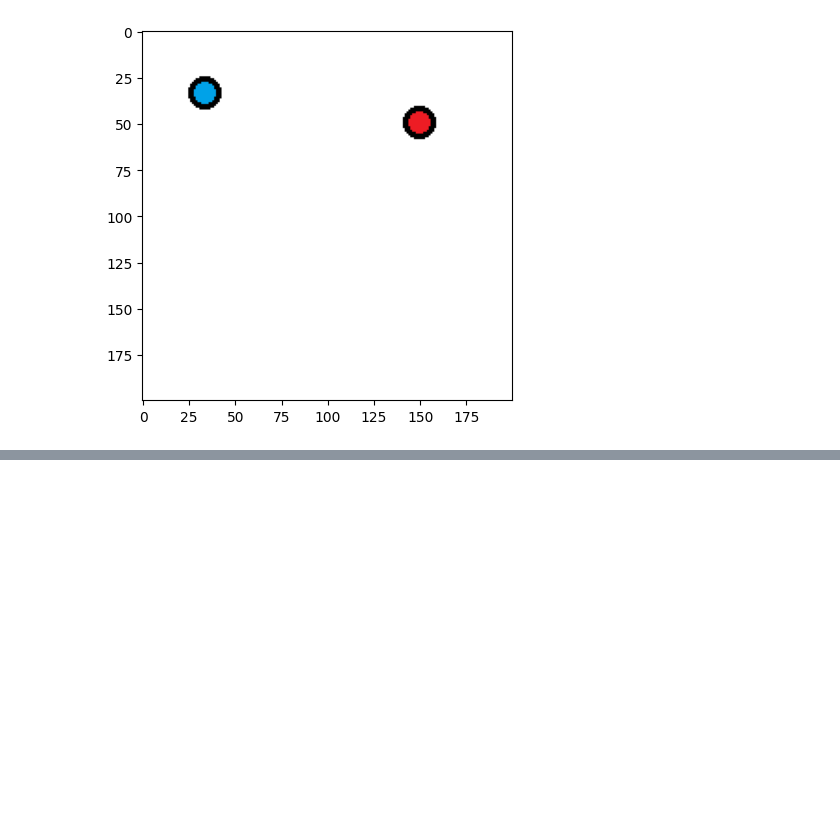
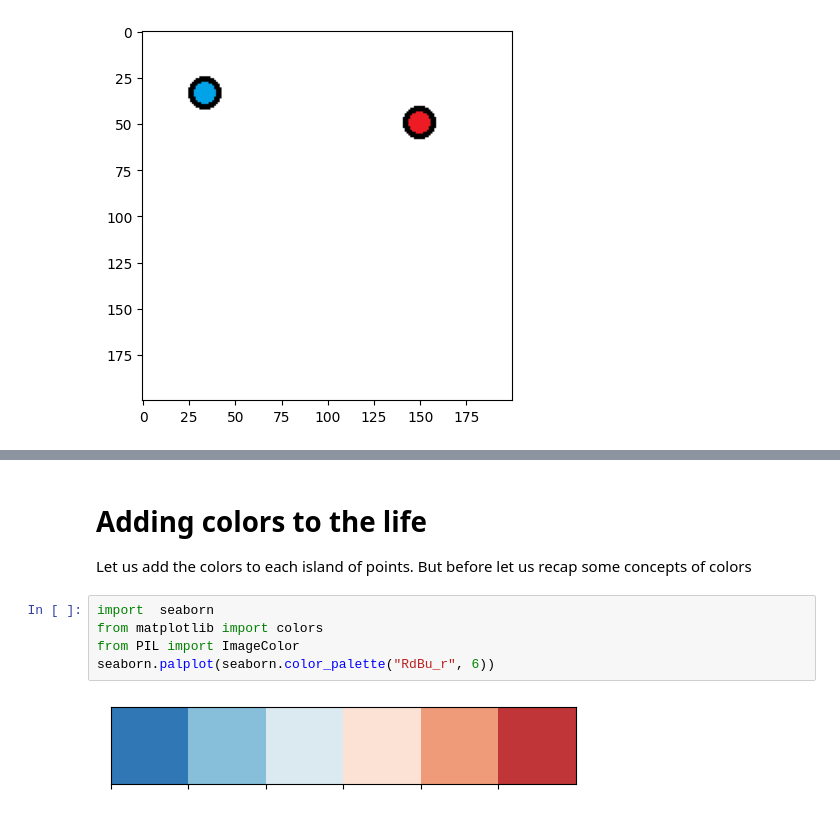
Before and after one commit to ruslanmv/How-to-create-custom-Reinforcement-Learning-environment, a Jupyter notebook: custom_game/gym-basic/1-Load-a-Custom-Gym-Environment.ipynb, the cells around one changed output, grey strips where cells are left out. Saved outputs shown, nothing was run; the diff lists cells and outputs as text; blank space fills up the shorter version.

```diff
--- a/custom_game/gym-basic/1-Load-a-Custom-Gym-Environment.ipynb
+++ b/custom_game/gym-basic/1-Load-a-Custom-Gym-Environment.ipynb
@@ -1295,0 +2035,11 @@ dir(gym.spaces)
+# %% [markdown]
+# Adding colors to the life
+Let us add the colors to each island of points.
+But before let us recap some concepts of colors
+# %%
+import  seaborn
+from matplotlib import colors
+from PIL import ImageColor
+seaborn.palplot(seaborn.color_palette("RdBu_r", 6))
+# %% [output]
+[figure, added]
```
Also changed, not shown: parts of 88 cells of this notebook, 3 other files.
